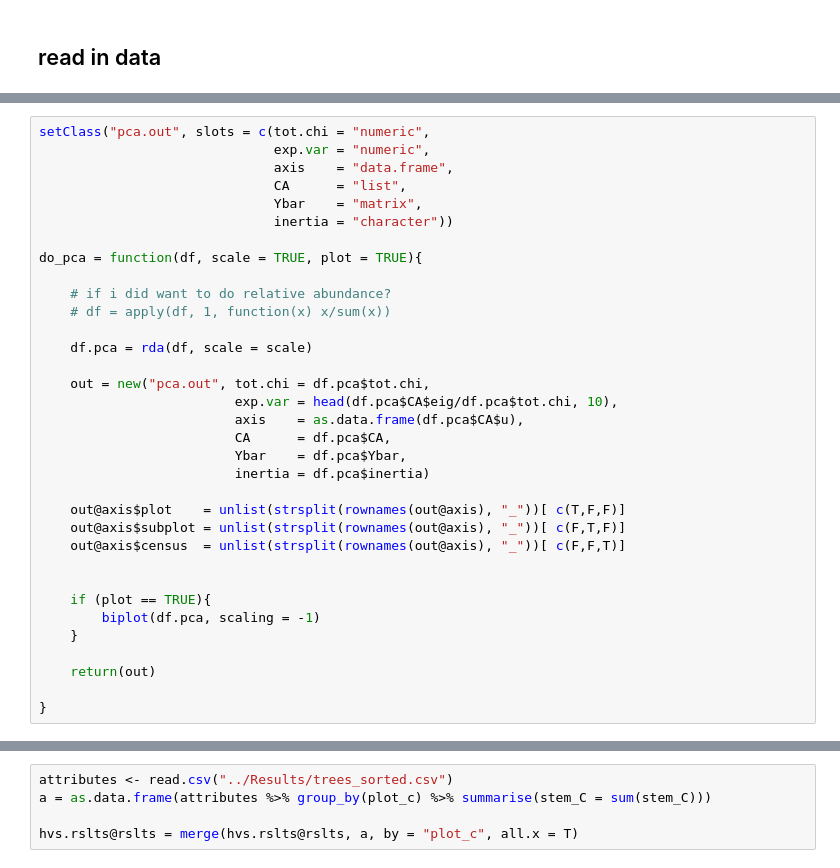
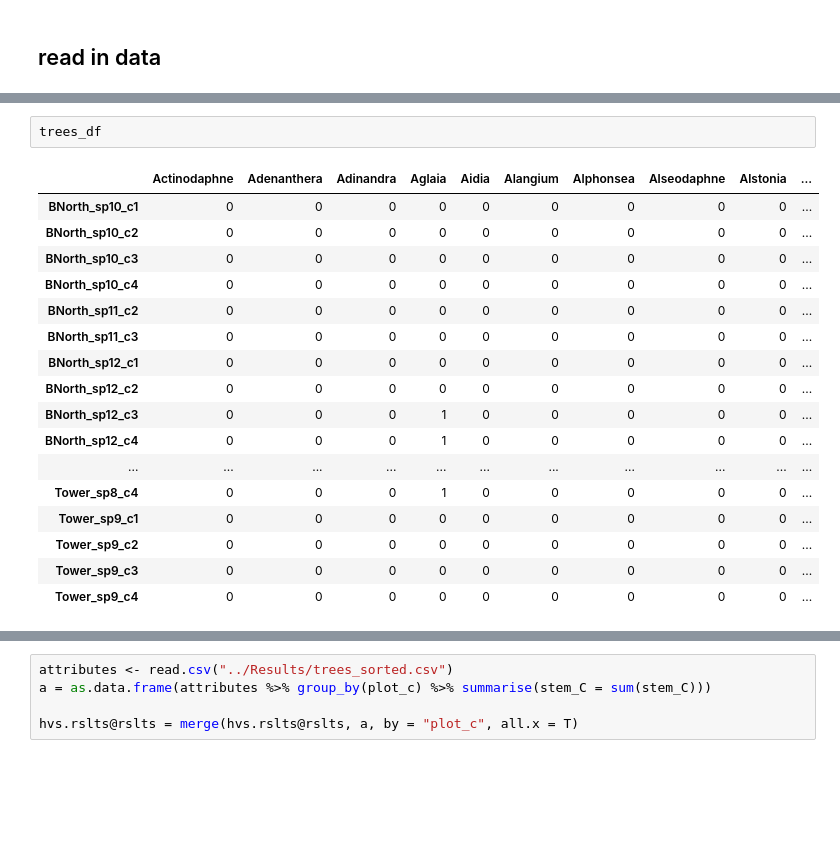
Before and after one commit to dbridg15/masters_project, a Jupyter notebook: Code/playing.ipynb, the cells around one changed output, grey strips where cells are left out. Drawn from its saved outputs; the diff is of its cells as text; blank space fills up the shorter version.

```diff
--- a/Code/playing.ipynb
+++ b/Code/playing.ipynb
@@ -49,36 +17,22 @@ beetles_df = read.csv("../Results/beetles_matrix.csv", row.names=1)
-# %%
-setClass("pca.out", slots = c(tot.chi = "numeric",
-                              exp.var = "numeric",
-                              axis    = "data.frame",
-                              CA      = "list",
-                              Ybar    = "matrix",
-                              inertia = "character"))
-
-do_pca = function(df, scale = TRUE, plot = TRUE){
-
-    # if i did want to do relative abundance?
-    # df = apply(df, 1, function(x) x/sum(x))
-
-    df.pca = rda(df, scale = scale)
-
-    out = new("pca.out", tot.chi = df.pca$tot.chi,
-                         exp.var = head(df.pca$CA$eig/df.pca$tot.chi, 10),
-                         axis    = as.data.frame(df.pca$CA$u),
-                         CA      = df.pca$CA,
-                         Ybar    = df.pca$Ybar,
-                         inertia = df.pca$inertia)
-
-    out@axis$plot    = unlist(strsplit(rownames(out@axis), "_"))[ c(T,F,F)]
-    out@axis$subplot = unlist(strsplit(rownames(out@axis), "_"))[ c(F,T,F)]
-    out@axis$census  = unlist(strsplit(rownames(out@axis), "_"))[ c(F,F,T)]
-
-
-    if (plot == TRUE){
-        biplot(df.pca, scaling = -1)
-    }
-
-    return(out)
-
-}
+# %%
+trees_df
+# %% [output]
+|  | Actinodaphne | Adenanthera | Adinandra | Aglaia | Aidia | Alangium | Alphonsea | Alseodaphne | Alstonia | ... |
+| BNorth_sp10_c1 | 0 | 0 | 0 | 0 | 0 | 0 | 0 | 0 | 0 | ... |
+| BNorth_sp10_c2 | 0 | 0 | 0 | 0 | 0 | 0 | 0 | 0 | 0 | ... |
+| BNorth_sp10_c3 | 0 | 0 | 0 | 0 | 0 | 0 | 0 | 0 | 0 | ... |
+| BNorth_sp10_c4 | 0 | 0 | 0 | 0 | 0 | 0 | 0 | 0 | 0 | ... |
+| BNorth_sp11_c2 | 0 | 0 | 0 | 0 | 0 | 0 | 0 | 0 | 0 | ... |
+| BNorth_sp11_c3 | 0 | 0 | 0 | 0 | 0 | 0 | 0 | 0 | 0 | ... |
+| BNorth_sp12_c1 | 0 | 0 | 0 | 0 | 0 | 0 | 0 | 0 | 0 | ... |
+| BNorth_sp12_c2 | 0 | 0 | 0 | 0 | 0 | 0 | 0 | 0 | 0 | ... |
+| BNorth_sp12_c3 | 0 | 0 | 0 | 1 | 0 | 0 | 0 | 0 | 0 | ... |
+| BNorth_sp12_c4 | 0 | 0 | 0 | 1 | 0 | 0 | 0 | 0 | 0 | ... |
+| ... | ... | ... | ... | ... | ... | ... | ... | ... | ... | ... |
+| Tower_sp8_c4 | 0 | 0 | 0 | 1 | 0 | 0 | 0 | 0 | 0 | ... |
+| Tower_sp9_c1 | 0 | 0 | 0 | 0 | 0 | 0 | 0 | 0 | 0 | ... |
+| Tower_sp9_c2 | 0 | 0 | 0 | 0 | 0 | 0 | 0 | 0 | 0 | ... |
+| Tower_sp9_c3 | 0 | 0 | 0 | 0 | 0 | 0 | 0 | 0 | 0 | ... |
+| Tower_sp9_c4 | 0 | 0 | 0 | 0 | 0 | 0 | 0 | 0 | 0 | ... |
 # %%
 pca.rslt_trees   = do_pca(trees_df, scale = F, plot = F)
```
Also changed, not shown: parts of 10 cells of this notebook, 3 other files.
